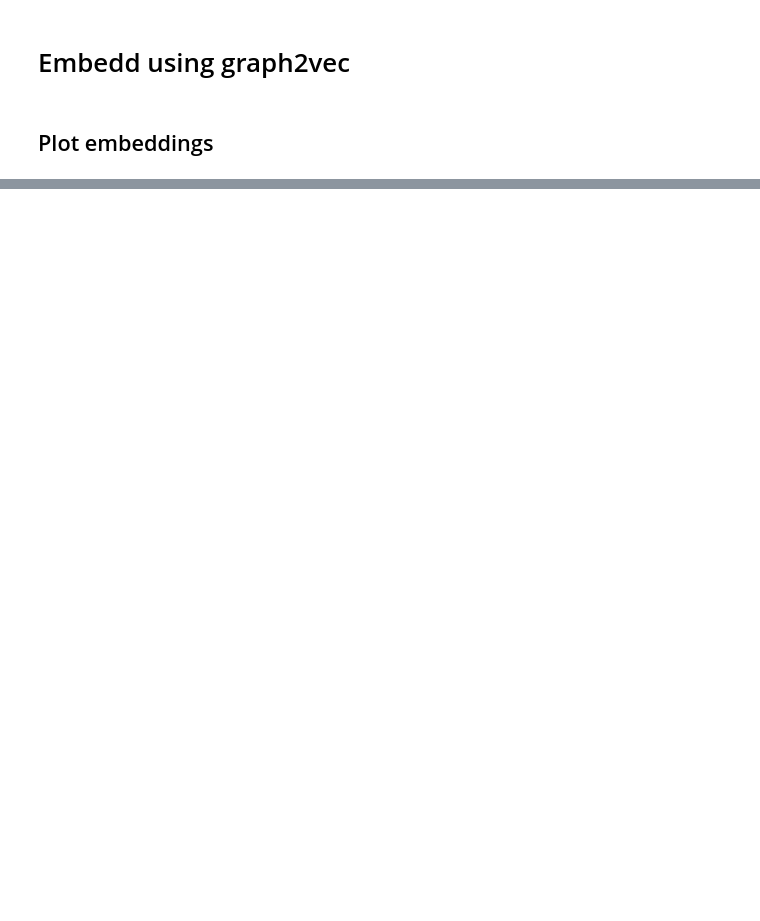
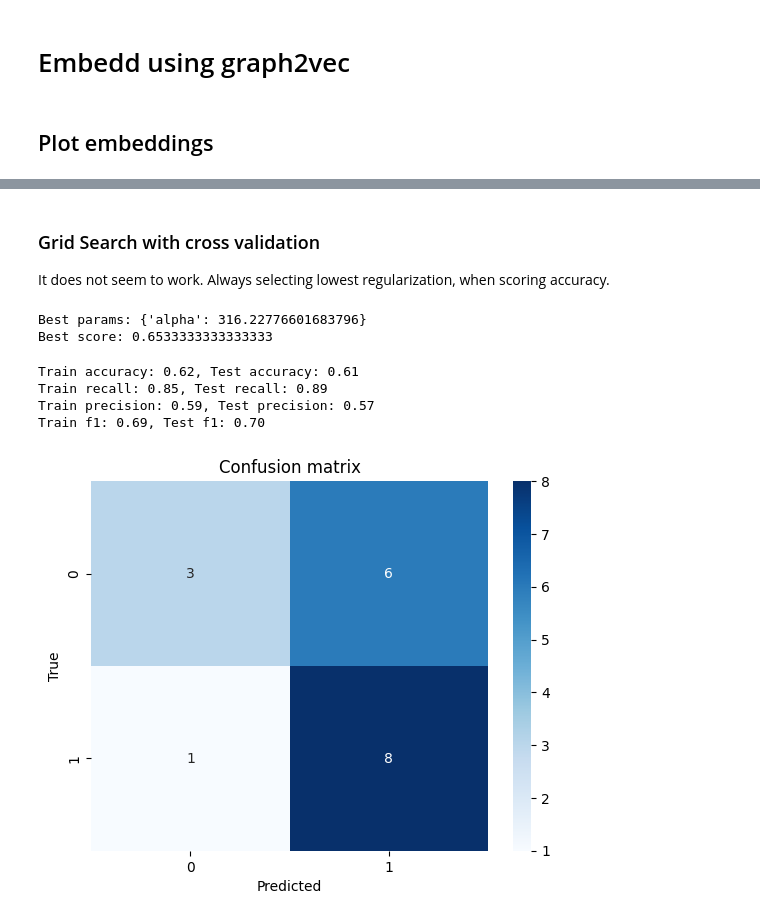
Before and after one commit to Wotaker/masters-thesis, a Jupyter notebook: Playground/embedd_networks.ipynb, the cells around one changed output, grey strips where cells are left out. Drawn from its saved outputs; the diff is of its cells as text; code cells hidden in the pictures; blank space fills up the shorter version.

```diff
--- a/Playground/embedd_networks.ipynb
+++ b/Playground/embedd_networks.ipynb
@@ -58,0 +98,6 @@ plt.show()
+# %%
+HIDDEN_DIM = 16
+
+model = Graph2Vec(dimensions=HIDDEN_DIM, wl_iterations=2, epochs=200)
+model.fit(dataset)
+embeddings = model.get_embedding()
@@ -58,0 +139,6 @@ plt.show()
+# %%
+X_train, X_test, y_train, y_test = train_test_split(embeddings, labels, test_size=0.3, random_state=42)
+print(f"X_train shape: {X_train.shape}, X_test shape: {X_test.shape}")
+print(f"y_train shape: {y_train.shape}, y_test shape: {y_test.shape}")
+print(f"Ratio of positive samples in train: {y_train.mean()}")
+print(f"Ratio of positive samples in test: {y_test.mean()}")
@@ -58,0 +165,34 @@ plt.show()
+# %% [markdown]
+### Grid Search with cross validation
+It does not seem to work. Always selecting lowest regularization, when scoring accuracy.
+# %%
+params = {'alpha': np.logspace(-1, 3, 17)}
+
+clf = GridSearchCV(RidgeClassifier(), params, cv=5, scoring='f1', n_jobs=-1)
+clf.fit(X_train, y_train)
+
+print(f"Best params: {clf.best_params_}")
+print(f"Best score: {clf.best_score_}")
+# %% [output]
+Best params: {'alpha': 316.22776601683796}
+Best score: 0.6533333333333333
+# %%
+# Fit Ridge classifier
+rc = RidgeClassifier(alpha=100.)
+rc.fit(X_train, y_train)
+y_train_hat, y_test_hat = rc.predict(X_train), rc.predict(X_test)
+
+# Calculate accuracy
+train_accuracy = (y_train_hat == y_train).mean()
+test_accuracy = (y_test_hat == y_test).mean()
+print(f"Train accuracy: {train_accuracy:.2f}, Test accuracy: {test_accuracy:.2f}")
+print(f"Train recall: {recall_score(y_train, y_train_hat):.2f}, Test recall: {recall_score(y_test, y_test_hat):.2f}")
+print(f"Train precision: {precision_score(y_train, y_train_hat):.2f}, Test precision: {precision_score(y_test, y_test_hat):.2f}")
+print(f"Train f1: {f1_score(y_train, y_train_hat):.2f}, Test f1: {f1_score(y_test, y_test_hat):.2f}")
+plot_confusion_matrix(y_test, y_test_hat)
+# %% [output]
+Train accuracy: 0.62, Test accuracy: 0.61
+Train recall: 0.85, Test recall: 0.89
+Train precision: 0.59, Test precision: 0.57
+Train f1: 0.69, Test f1: 0.70
+[figure, added]
```
Also changed, not shown: parts of 23 cells of this notebook, 1 other file.
